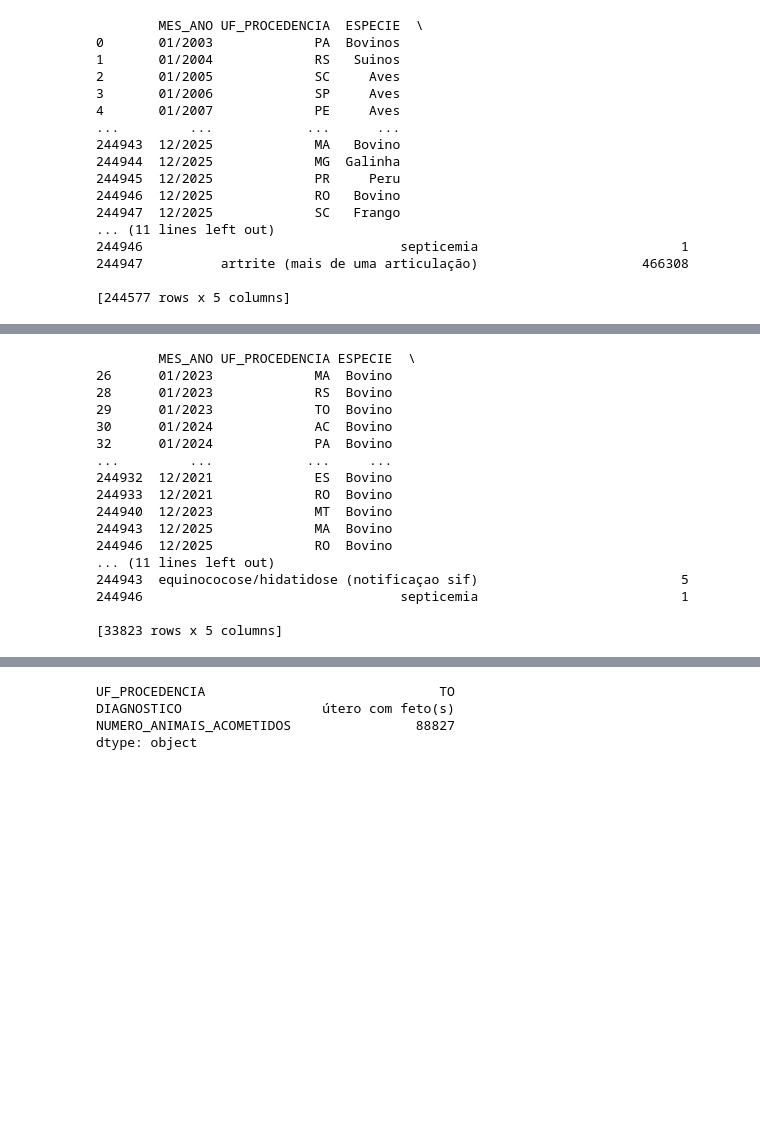
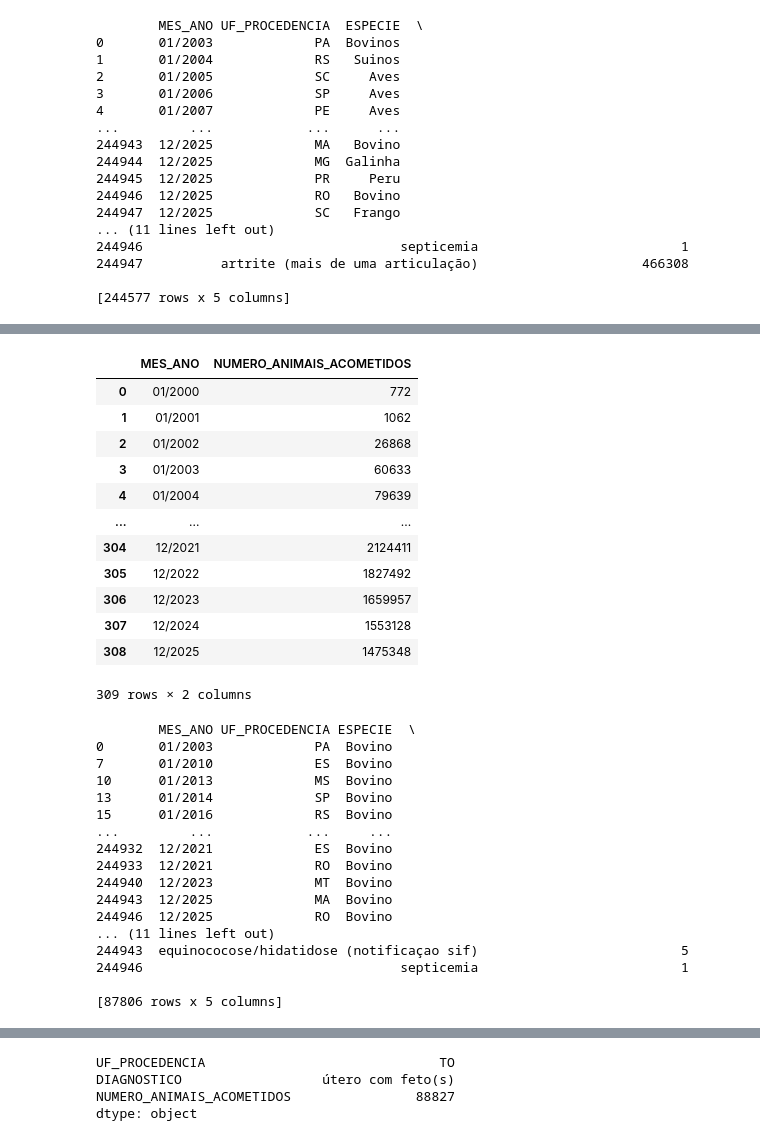
Before and after one commit to Naiasha/Project-data-disease-animal, a Jupyter notebook: Tratamento dos dados/analise_DP_bovino.ipynb, the cells around one changed output, grey strips where cells are left out. Saved outputs shown, nothing was run; the diff lists cells and outputs as text; code cells hidden in the pictures; blank space fills up the shorter version.

```diff
--- a/Tratamento dos dados/analise_DP_bovino.ipynb
+++ b/Tratamento dos dados/analise_DP_bovino.ipynb
@@ -186,17 +192,34 @@ print(df_dp_1)
 244946                                 septicemia                          1
 
 [140825 rows x 5 columns]
+# %%
+df_bovino_anos = df_dp_2.groupby('MES_ANO', as_index=False)["NUMERO_ANIMAIS_ACOMETIDOS"].sum()
+df_bovino_anos
+# %% [output]
+|  | MES_ANO | NUMERO_ANIMAIS_ACOMETIDOS |
+| 0 | 01/2000 | 772 |
+| 1 | 01/2001 | 1062 |
+| 2 | 01/2002 | 26868 |
+| 3 | 01/2003 | 60633 |
+| 4 | 01/2004 | 79639 |
+| ... | ... | ... |
+| 304 | 12/2021 | 2124411 |
+| 305 | 12/2022 | 1827492 |
+| 306 | 12/2023 | 1659957 |
+| 307 | 12/2024 | 1553128 |
+| 308 | 12/2025 | 1475348 |
+309 rows × 2 columns
 # %%
 #separa os dados por espécie
-df_bovino = df_dp_1[df_dp_1['ESPECIE'] == 'Bovino']
+df_bovino = df_dp_2[df_dp_2['ESPECIE'] == 'Bovino']
 print(df_bovino)
 # %% [output]
         MES_ANO UF_PROCEDENCIA ESPECIE  \
-26      01/2023             MA  Bovino
-28      01/2023             RS  Bovino
-29      01/2023             TO  Bovino
-30      01/2024             AC  Bovino
-32      01/2024             PA  Bovino
+0       01/2003             PA  Bovino
+7       01/2010             ES  Bovino
+10      01/2013             MS  Bovino
+13      01/2014             SP  Bovino
+15      01/2016             RS  Bovino
 ...         ...            ...     ...
 244932  12/2021             ES  Bovino
 244933  12/2021             RO  Bovino
@@ -207,4 +230,4 @@ print(df_bovino)
 244943  equinococose/hidatidose (notificaçao sif)                          5
 244946                                 septicemia                          1
 
-[33823 rows x 5 columns]
+[87806 rows x 5 columns]
```
Also changed, not shown: parts of 10 cells of this notebook, 13 other files.
